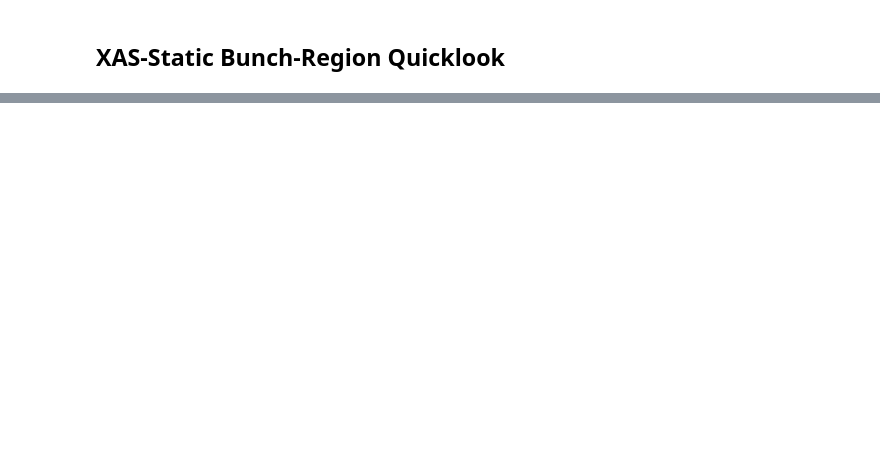
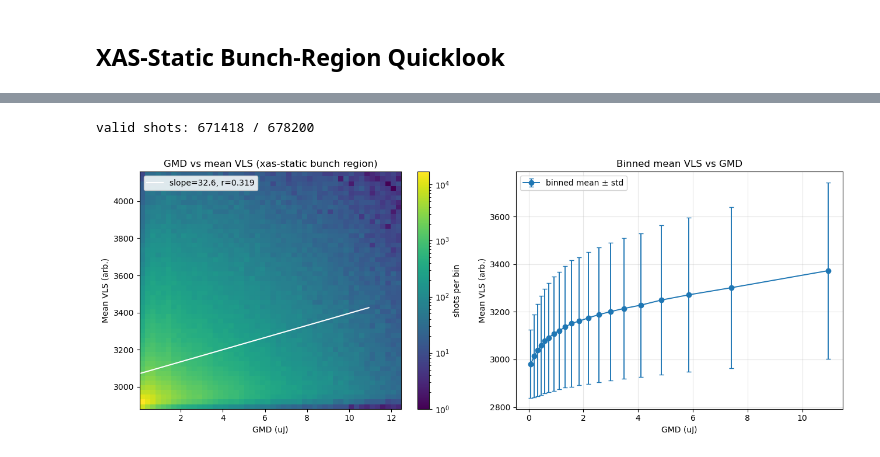
Before and after one commit to ogalexander/glycine26, a Jupyter notebook: analysis/notebooks/inspect_raw_vls.ipynb, the cells around one changed output, grey strips where cells are left out. Saved outputs shown, nothing was run; the diff lists cells and outputs as text; code cells hidden in the pictures; blank space fills up the shorter version.

```diff
--- a/analysis/notebooks/inspect_raw_vls.ipynb
+++ b/analysis/notebooks/inspect_raw_vls.ipynb
@@ -169,0 +174,62 @@ avg-over-trains shape: (30, 200)
+# %%
+import matplotlib.colors as mcolors
+
+if data_xas.vls is None:
+    raise RuntimeError('No VLS in this dataset. Use CONFIG=2.')
+
+# Per-shot arrays in the xas_static bunch region (train x bunch -> shots).
+gmd_shots = data_xas.gmd.reshape(-1)
+vls_mean_shots = np.nanmean(data_xas.vls, axis=2).reshape(-1)  # mean over pixels per shot
+
+valid = np.isfinite(gmd_shots) & np.isfinite(vls_mean_shots)
+x_gmd = gmd_shots[valid]
+y_vls = vls_mean_shots[valid]
+
+print(f'valid shots: {valid.sum()} / {valid.size}')
+
+# Percentile-based binning like xas_static notebooks.
+bin_edges = np.percentile(x_gmd, np.linspace(0, 100, 21))
+bin_idx = np.clip(np.digitize(x_gmd, bin_edges) - 1, 0, len(bin_edges) - 2)
+x_mean = np.array([np.nanmean(x_gmd[bin_idx == b]) if np.any(bin_idx == b) else np.nan
+                   for b in range(len(bin_edges) - 1)])
+y_mean = np.array([np.nanmean(y_vls[bin_idx == b]) if np.any(bin_idx == b) else np.nan
+                   for b in range(len(bin_edges) - 1)])
+y_std = np.array([np.nanstd(y_vls[bin_idx == b]) if np.any(bin_idx == b) else np.nan
+                  for b in range(len(bin_edges) - 1)])
+
+r = float(np.corrcoef(x_gmd, y_vls)[0, 1])
+slope, intercept = np.polyfit(x_gmd, y_vls, 1)
+xl = np.linspace(np.nanmin(x_mean), np.nanmax(x_mean), 100)
+
+fig, (ax1, ax2) = plt.subplots(1, 2, figsize=(13, 5))
+
+h = ax1.hist2d(
+    x_gmd,
+    y_vls,
+    bins=[np.linspace(np.percentile(x_gmd, 1), np.percentile(x_gmd, 99), 51),
+          np.linspace(np.percentile(y_vls, 1), np.percentile(y_vls, 99), 51)],
+    cmap='viridis',
+    cmin=1,
+    norm=mcolors.LogNorm(),
+)
+fig.colorbar(h[3], ax=ax1, label='shots per bin')
+ax1.plot(xl, slope * xl + intercept, color='white', lw=1.5,
+         label=f'slope={slope:.3g}, r={r:.3f}')
+ax1.set_xlabel('GMD (uJ)')
+ax1.set_ylabel('Mean VLS (arb.)')
+ax1.set_title('GMD vs mean VLS (xas-static bunch region)')
+ax1.legend(loc='upper left', framealpha=0.85)
+
+ax2.errorbar(x_mean, y_mean, yerr=y_std, fmt='o-', color='tab:blue',
+             capsize=3, lw=1.4, label='binned mean ± std')
+ax2.set_xlabel('GMD (uJ)')
+ax2.set_ylabel('Mean VLS (arb.)')
+ax2.set_title('Binned mean VLS vs GMD')
+ax2.grid(alpha=0.3)
+ax2.legend()
+
+fig.tight_layout()
+plt.show()
+# %% [output]
+valid shots: 671418 / 678200
+[figure, added]
```
Also changed, not shown: parts of 4 cells of this notebook.
